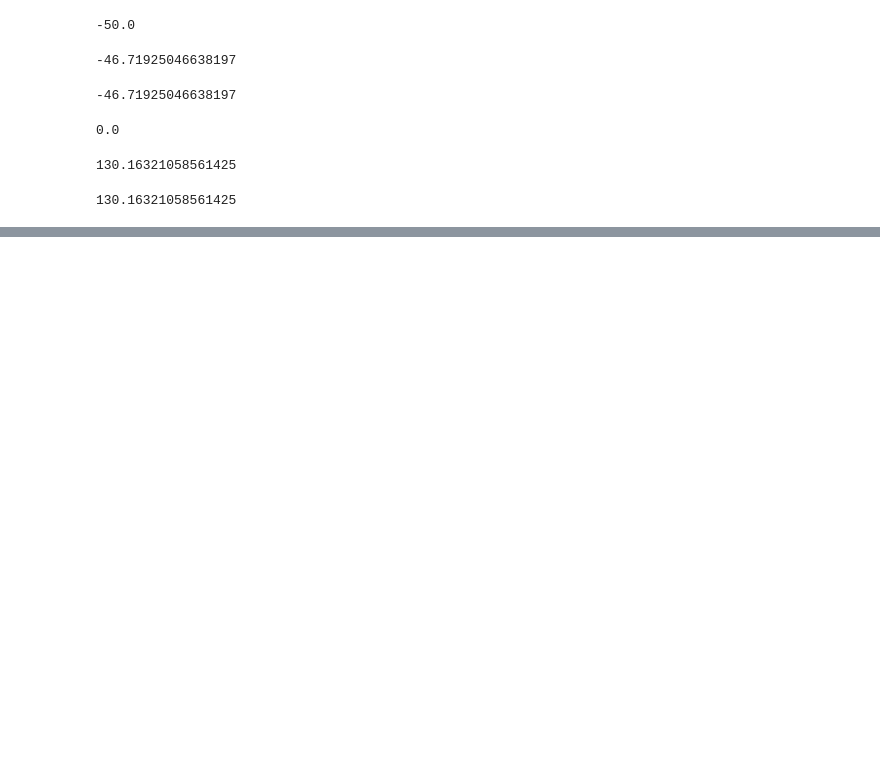
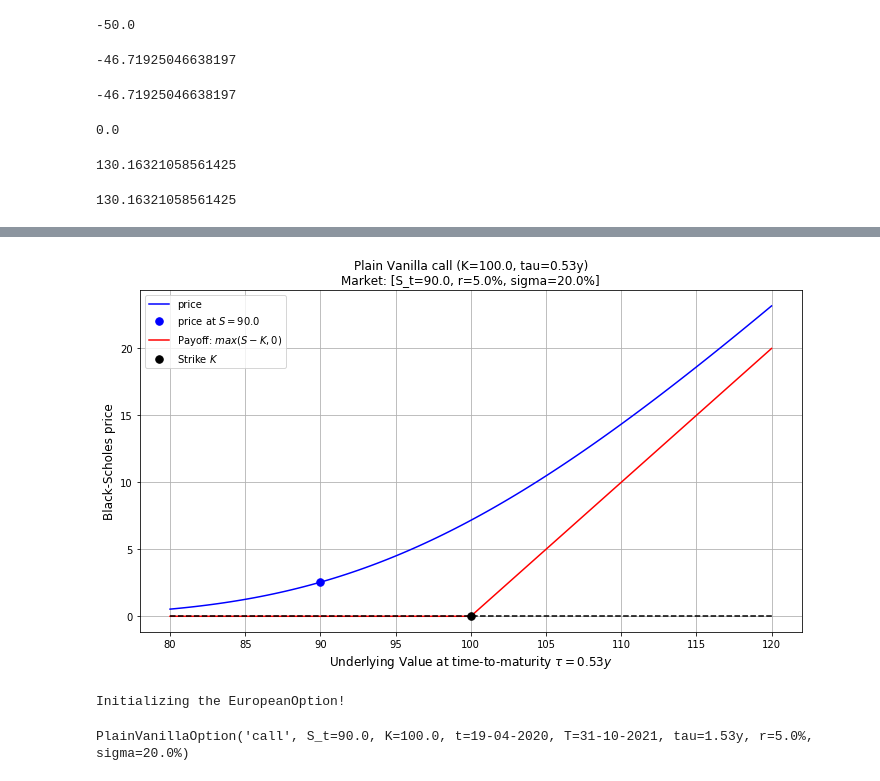
Before and after one commit to gabrielepompa88/IT-For-Business-And-Finance-2019-20, a Jupyter notebook: Notebooks/Derivatives_Analytics___Introduction_to_OOP.ipynb, the cells around one changed output, grey strips where cells are left out. Saved outputs shown, nothing was run; the diff lists cells and outputs as text; code cells hidden in the pictures; blank space fills up the shorter version.

```diff
--- a/Notebooks/Derivatives_Analytics___Introduction_to_OOP.ipynb
+++ b/Notebooks/Derivatives_Analytics___Introduction_to_OOP.ipynb
@@ -5235,0 +5446,12 @@ class OptionPlotter(Plotter):
+# %%
+opt_short_plt = OptionPlotter(Vanilla_Call_short_term)
+# %%
+opt_short_plt.plot()
+# %% [output]
+[figure, added]
+# %%
+Vanilla_Call_long_term = PlainVanillaOption(market_env, K=100, T="31-10-2021")
+Vanilla_Call_long_term
+# %% [output]
+Initializing the EuropeanOption!
+PlainVanillaOption('call', S_t=90.0, K=100.0, t=19-04-2020, T=31-10-2021, tau=1.53y, r=5.0%, sigma=20.0%)
```
Also changed, not shown: parts of 38 cells of this notebook.
